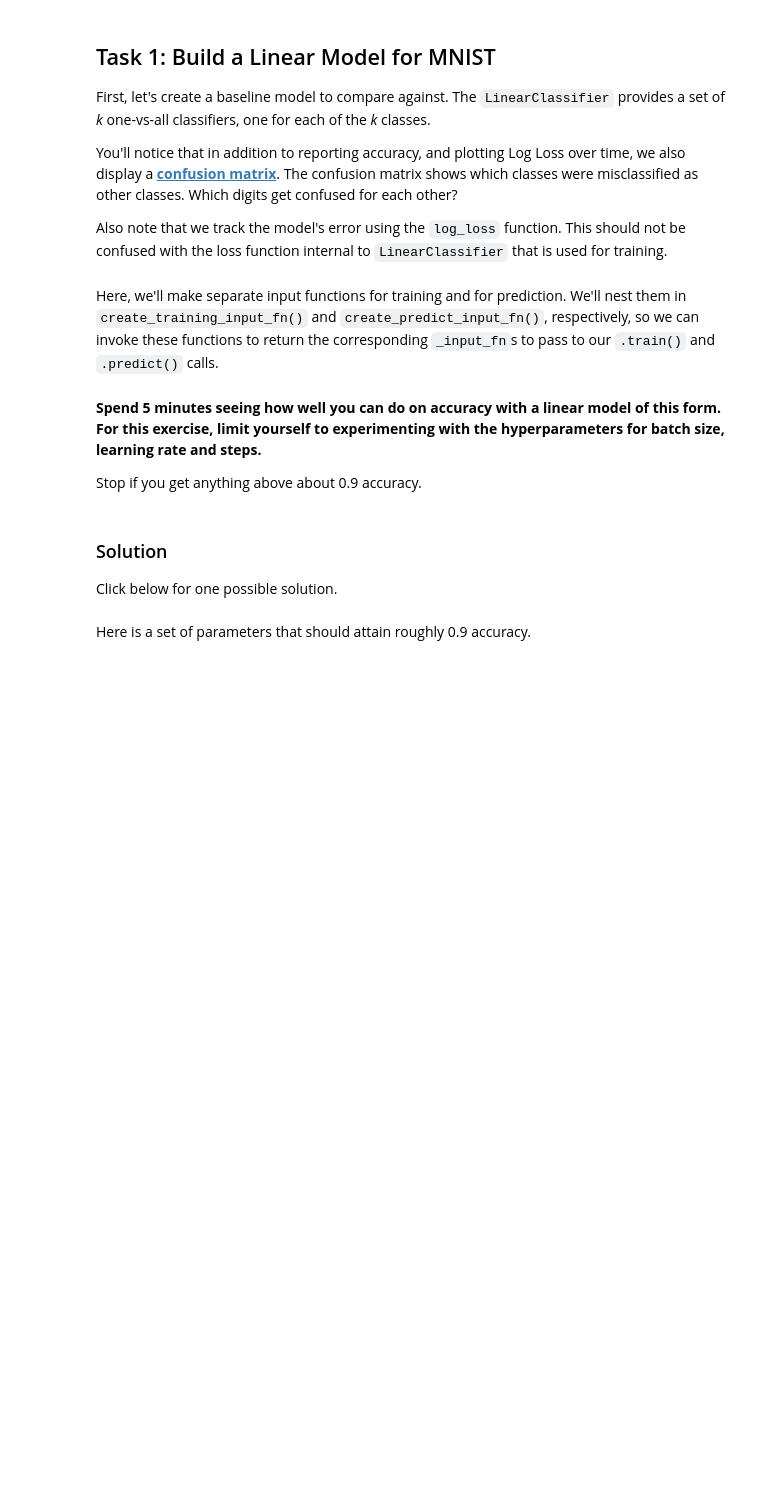
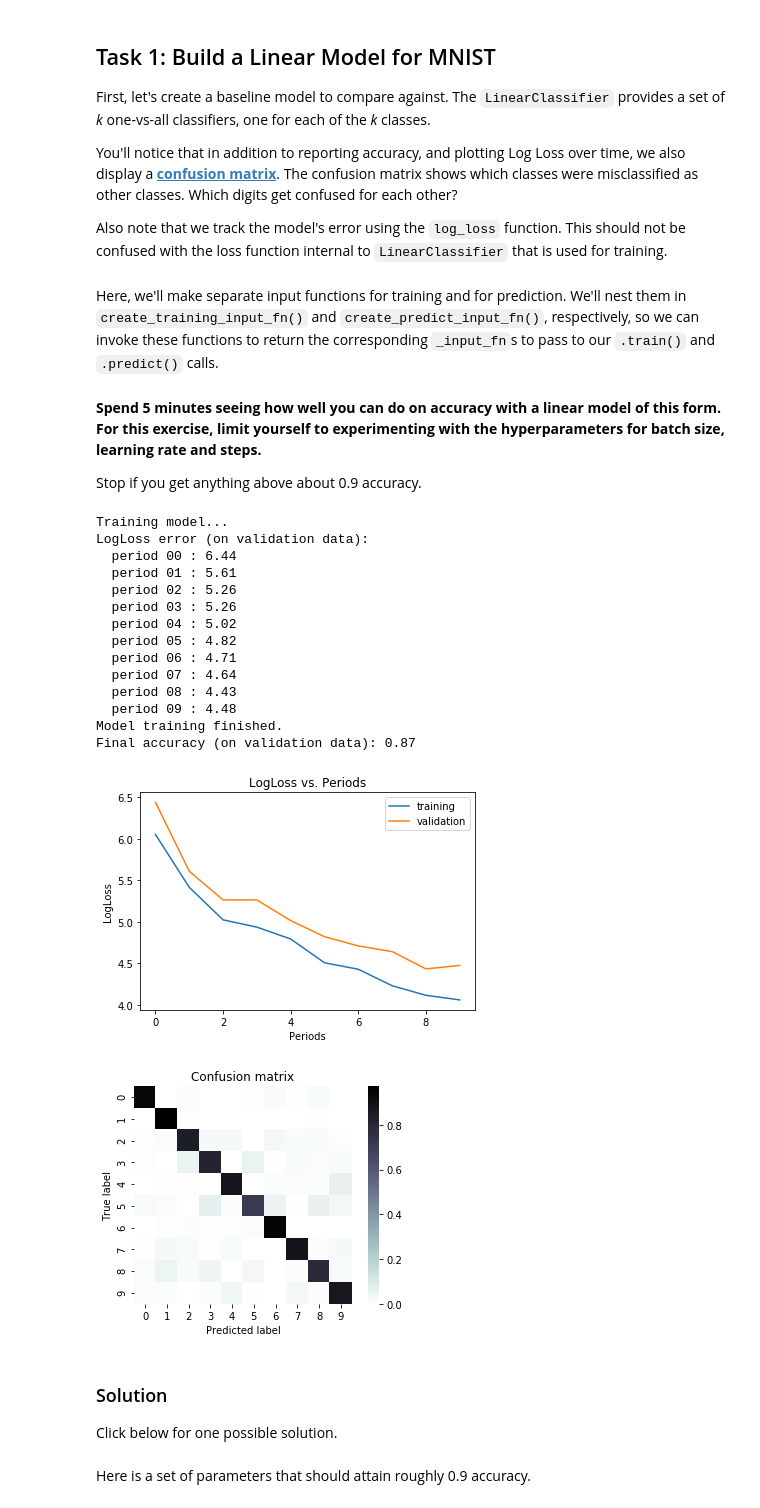
Before and after one commit to FeniXVRN/google-ml-crach-course, a Jupyter notebook: multi_class_classification_of_handwritten_digits.ipynb, the cells around one changed output. Drawn from its saved outputs; the diff is of its cells as text; code cells hidden in the pictures; blank space fills up the shorter version.

```diff
--- a/multi_class_classification_of_handwritten_digits.ipynb
+++ b/multi_class_classification_of_handwritten_digits.ipynb
@@ -305,13 +351,30 @@ def train_linear_classification_model(
 Stop if you get anything above about 0.9 accuracy.
 # %%
 classifier = train_linear_classification_model(
-             learning_rate=0.02,
-             steps=100,
-             batch_size=10,
+             learning_rate=0.01,
+             steps=500,
+             batch_size=20,
              training_examples=training_examples,
              training_targets=training_targets,
              validation_examples=validation_examples,
              validation_targets=validation_targets)
+# %% [output]
+Training model...
+LogLoss error (on validation data):
+  period 00 : 6.44
+  period 01 : 5.61
+  period 02 : 5.26
+  period 03 : 5.26
+  period 04 : 5.02
+  period 05 : 4.82
+  period 06 : 4.71
+  period 07 : 4.64
+  period 08 : 4.43
+  period 09 : 4.48
+Model training finished.
+Final accuracy (on validation data): 0.87
+[figure, added]
+[figure, added]
 # %% [markdown]
 ### Solution
 
```
Also changed, not shown: parts of 20 cells of this notebook.
